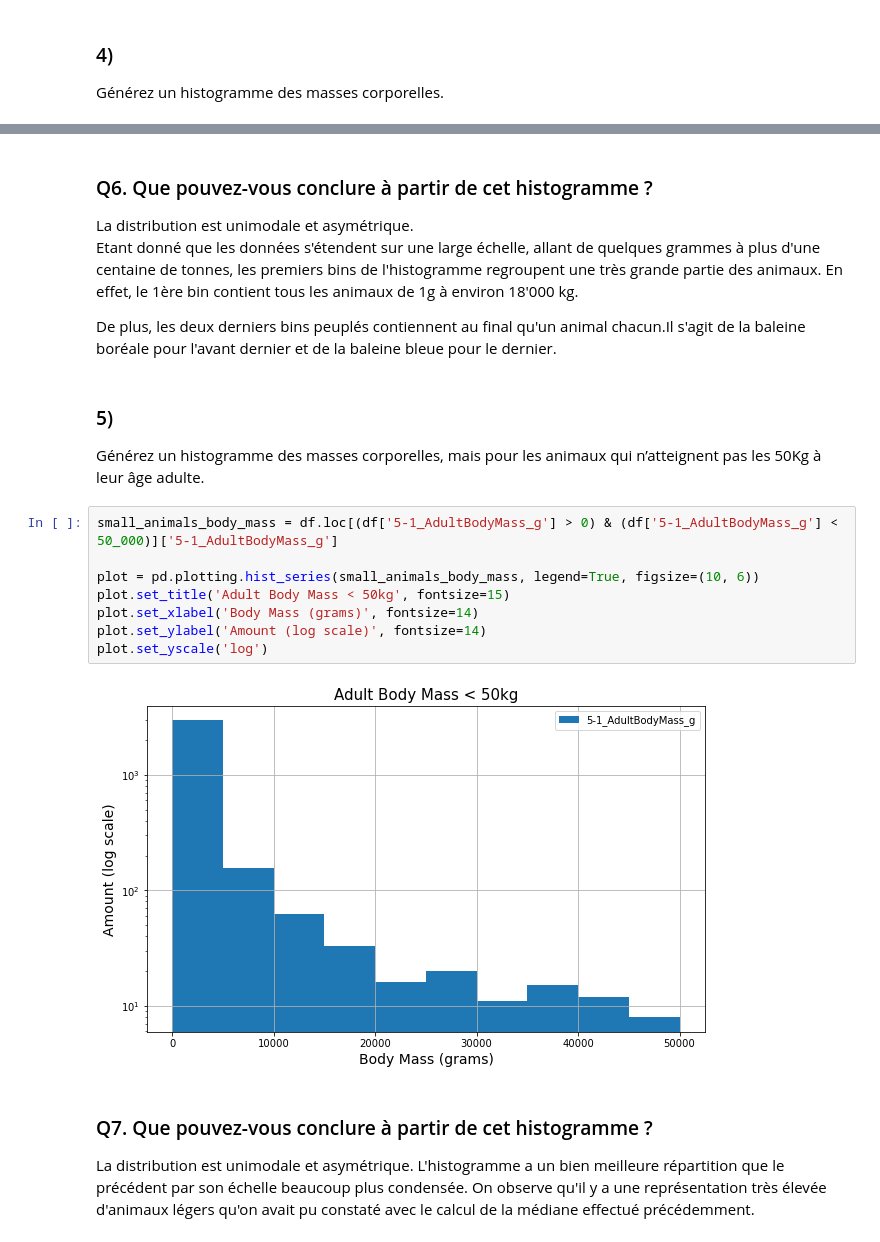
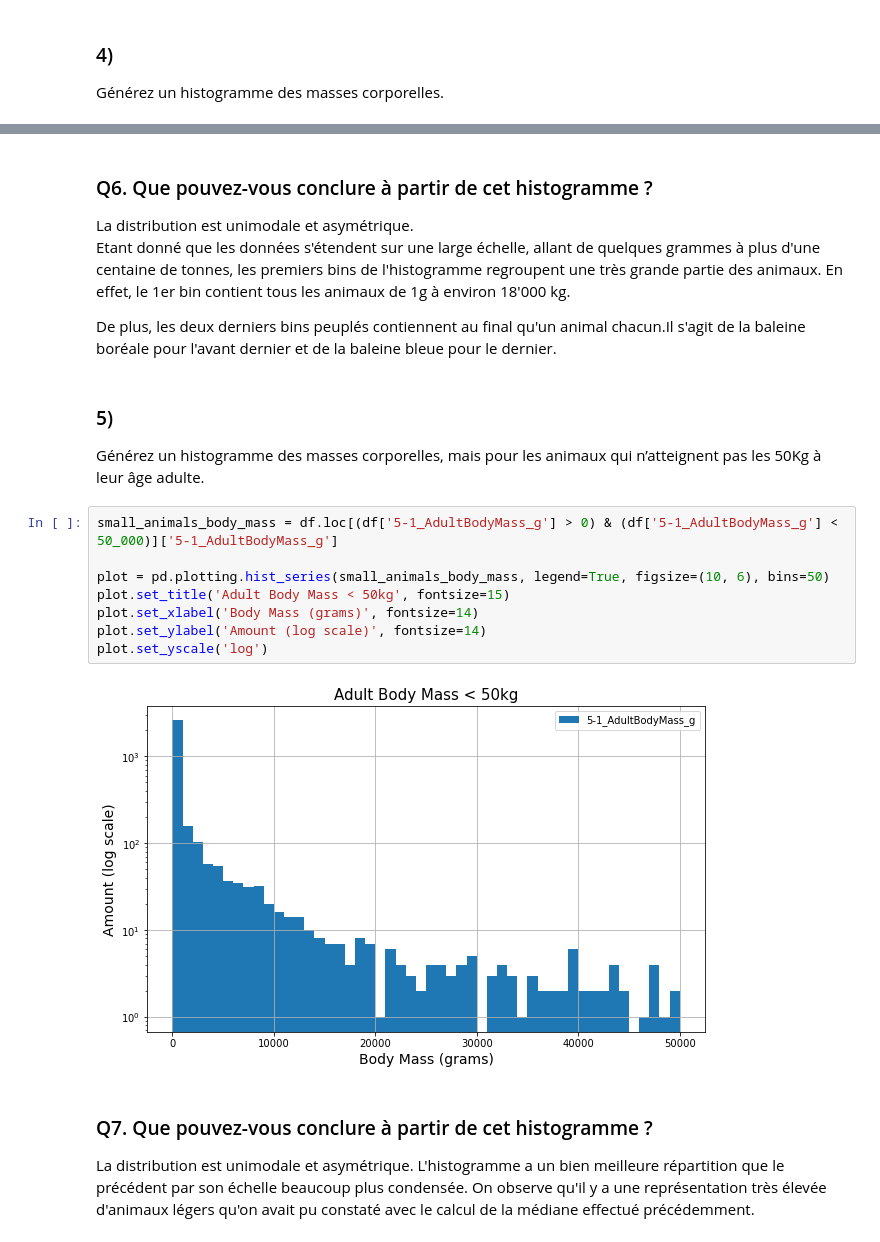
Before and after one commit to heig-vkaelin/isd, a Jupyter notebook: Labo3/ animaux.ipynb, the cells around one changed output, grey strips where cells are left out. Cells and saved outputs as stored; diff of their text form.

```diff
--- a/Labo3/ animaux.ipynb
+++ b/Labo3/ animaux.ipynb
@@ -100,7 +100,7 @@ plot.set_yscale('log')
 ### Q6. Que pouvez-vous conclure à partir de cet histogramme ?
 
 La distribution est unimodale et asymétrique.
-Etant donné que les données s'étendent sur une large échelle, allant de quelques grammes à plus d'une centaine de tonnes, les premiers bins de l'histogramme regroupent une très grande partie des animaux. En effet, le 1ère bin contient tous les animaux de 1g à environ 18'000 kg.
+Etant donné que les données s'étendent sur une large échelle, allant de quelques grammes à plus d'une centaine de tonnes, les premiers bins de l'histogramme regroupent une très grande partie des animaux. En effet, le 1er bin contient tous les animaux de 1g à environ 18'000 kg.
 
 De plus, les deux derniers bins peuplés contiennent au final qu'un animal chacun.Il s'agit de la baleine boréale pour l'avant dernier et de la baleine bleue pour le dernier.
 # %% [markdown]
@@ -109,13 +109,13 @@ Générez un histogramme des masses corporelles, mais pour les animaux qui n’a
 # %%
 small_animals_body_mass = df.loc[(df['5-1_AdultBodyMass_g'] > 0) & (df['5-1_AdultBodyMass_g'] < 50_000)]['5-1_AdultBodyMass_g']
 
-plot = pd.plotting.hist_series(small_animals_body_mass, legend=True, figsize=(10, 6))
+plot = pd.plotting.hist_series(small_animals_body_mass, legend=True, figsize=(10, 6), bins=50)
 plot.set_title('Adult Body Mass < 50kg', fontsize=15)
 plot.set_xlabel('Body Mass (grams)', fontsize=14)
 plot.set_ylabel('Amount (log scale)', fontsize=14)
 plot.set_yscale('log')
 # %% [output]
-[figure, old version]
+[figure, new version]
 # %% [markdown]
 ### Q7. Que pouvez-vous conclure à partir de cet histogramme ?
 
```
Also changed, not shown: parts of 10 cells of this notebook, 1 other file.
